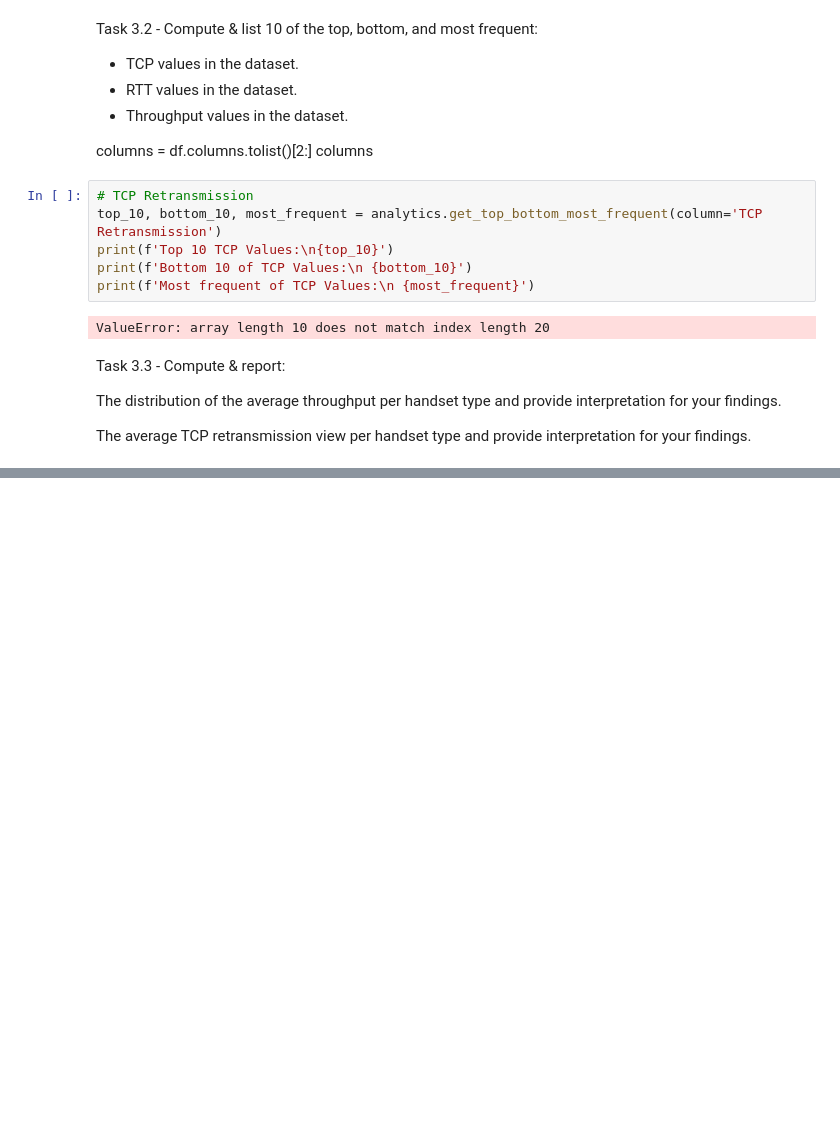
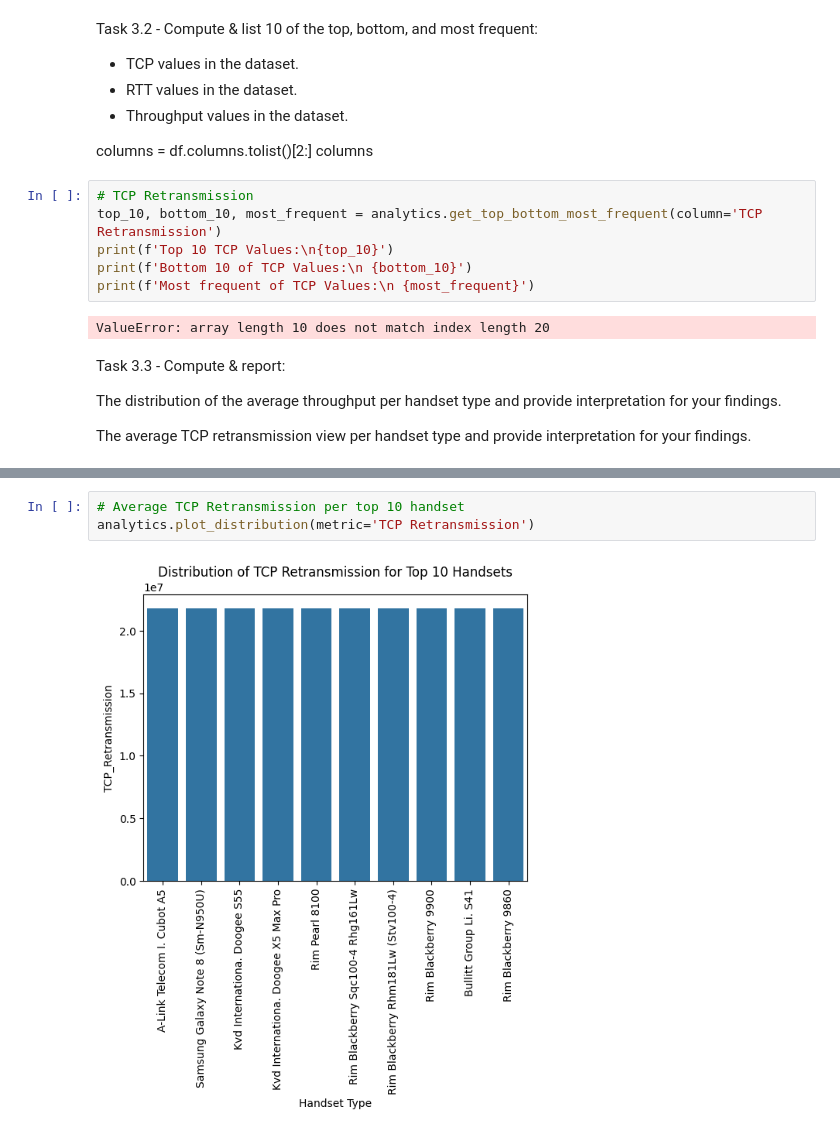
Before and after one commit to epythonlab/10academy-aim-week2-challenge, a Jupyter notebook: notebooks/experience_analytics.ipynb, the cells around one changed output, grey strips where cells are left out. Saved outputs shown, nothing was run; the diff lists cells and outputs as text; blank space fills up the shorter version.

```diff
--- a/notebooks/experience_analytics.ipynb
+++ b/notebooks/experience_analytics.ipynb
@@ -85,0 +104,5 @@ NameError: name 'group_by' is not defined
+# %%
+# Average TCP Retransmission per top 10 handset
+analytics.plot_distribution(metric='TCP Retransmission')
+# %% [output]
+[figure, added]
```
Also changed, not shown: parts of 9 cells of this notebook, 1 other file.
